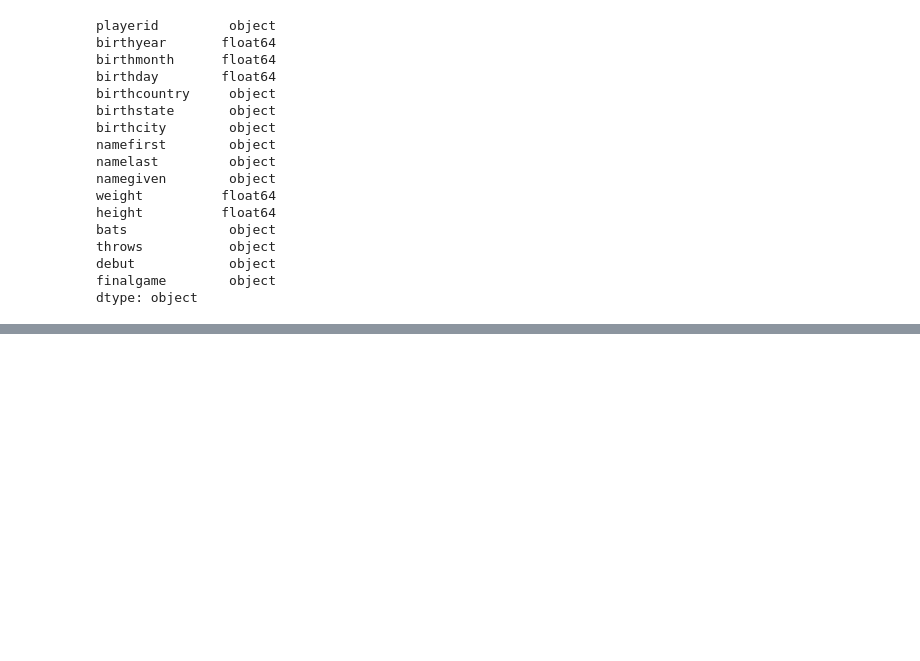
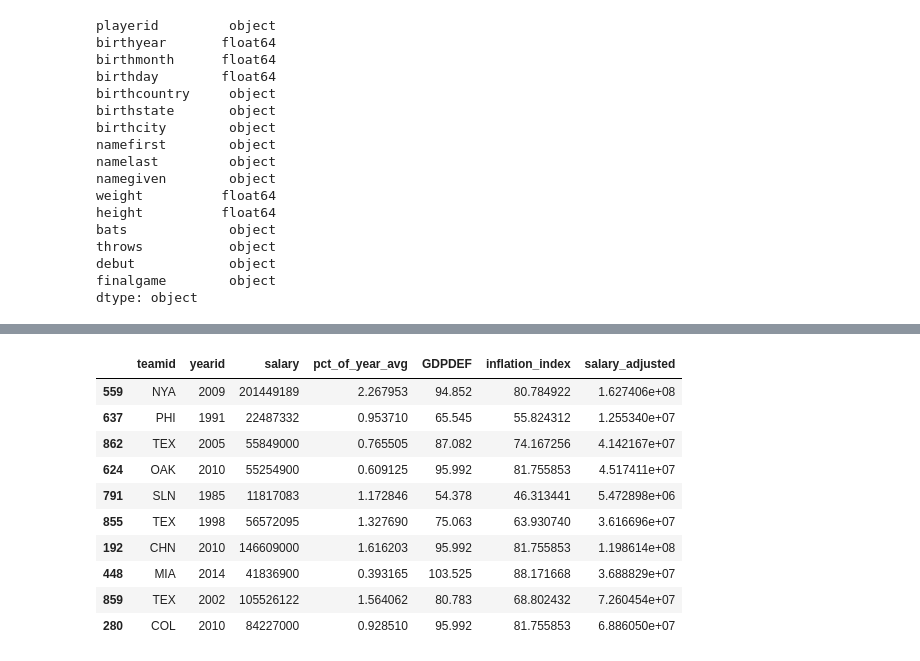
Before and after one commit to eric-spoerner/just_baseball_things, a Jupyter notebook: exploratory_analysis.ipynb, the cells around one changed output, grey strips where cells are left out. Cells and saved outputs as stored; diff of their text form; code cells hidden in the pictures; blank space fills up the shorter version.

Commit message:
Updated payroll data to account for inflation from US Federal Reserve.

```diff
--- a/exploratory_analysis.ipynb
+++ b/exploratory_analysis.ipynb
@@ -289,0 +495,4 @@ print("Payroll df import complete.")
+# %%
+inflation_df['yearid'] = inflation_df['date_fixed'].dt.year
+inflation_df.drop(columns='date_fixed', inplace=True)
+inflation_df
@@ -289,0 +522,4 @@ print("Payroll df import complete.")
+# %%
+# rebaseline index to 2021
+inflation_multiplier = inflation_df.sort_values(by='yearid', ascending=False).head(1)['GDPDEF'].values[0]
+print(inflation_multiplier)
@@ -289,0 +528,4 @@ print("Payroll df import complete.")
+# %%
+inflation_df['inflation_index'] = inflation_df['GDPDEF'] * 100 / inflation_multiplier
+inflation_df = inflation_df.reindex(columns=['yearid', 'GDPDEF', 'inflation_index']).set_index('yearid')
+inflation_df
@@ -289,0 +552,3 @@ print("Payroll df import complete.")
+# %%
+payroll_inflation_df = payroll_df.merge(right=inflation_df, how='inner', left_on='yearid', right_index=True)
+payroll_inflation_df
@@ -289,0 +569,15 @@ print("Payroll df import complete.")
+# %%
+payroll_inflation_df['salary_adjusted'] = payroll_inflation_df['salary'] * payroll_inflation_df['inflation_index'] / 100
+payroll_inflation_df.sample(10)
+# %% [output]
+|  | teamid | yearid | salary | pct_of_year_avg | GDPDEF | inflation_index | salary_adjusted |
+| 559 | NYA | 2009 | 201449189 | 2.267953 | 94.852 | 80.784922 | 1.627406e+08 |
+| 637 | PHI | 1991 | 22487332 | 0.953710 | 65.545 | 55.824312 | 1.255340e+07 |
+| 862 | TEX | 2005 | 55849000 | 0.765505 | 87.082 | 74.167256 | 4.142167e+07 |
+| 624 | OAK | 2010 | 55254900 | 0.609125 | 95.992 | 81.755853 | 4.517411e+07 |
+| 791 | SLN | 1985 | 11817083 | 1.172846 | 54.378 | 46.313441 | 5.472898e+06 |
+| 855 | TEX | 1998 | 56572095 | 1.327690 | 75.063 | 63.930740 | 3.616696e+07 |
+| 192 | CHN | 2010 | 146609000 | 1.616203 | 95.992 | 81.755853 | 1.198614e+08 |
+| 448 | MIA | 2014 | 41836900 | 0.393165 | 103.525 | 88.171668 | 3.688829e+07 |
+| 859 | TEX | 2002 | 105526122 | 1.564062 | 80.783 | 68.802432 | 7.260454e+07 |
+| 280 | COL | 2010 | 84227000 | 0.928510 | 95.992 | 81.755853 | 6.886050e+07 |
```
Also changed, not shown: parts of 28 cells of this notebook.
